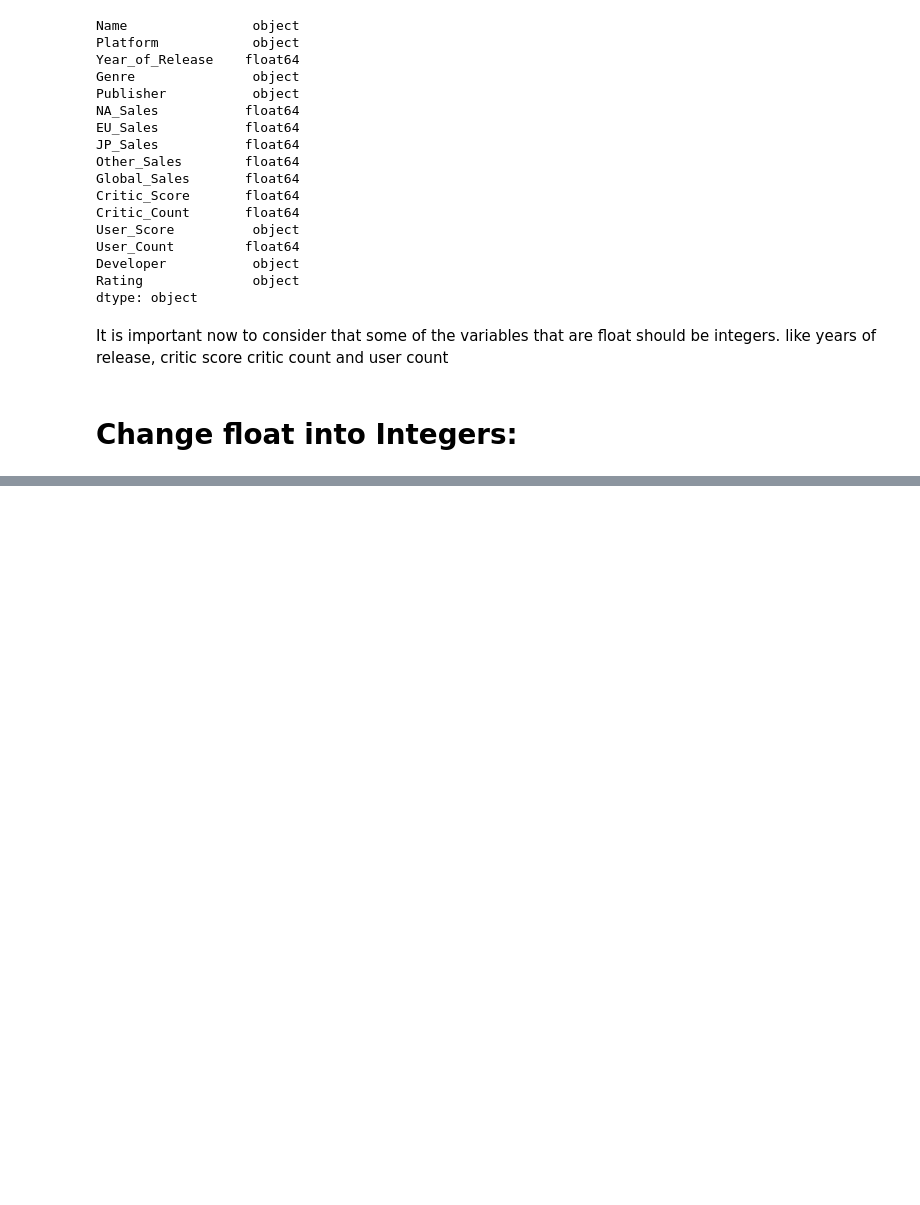
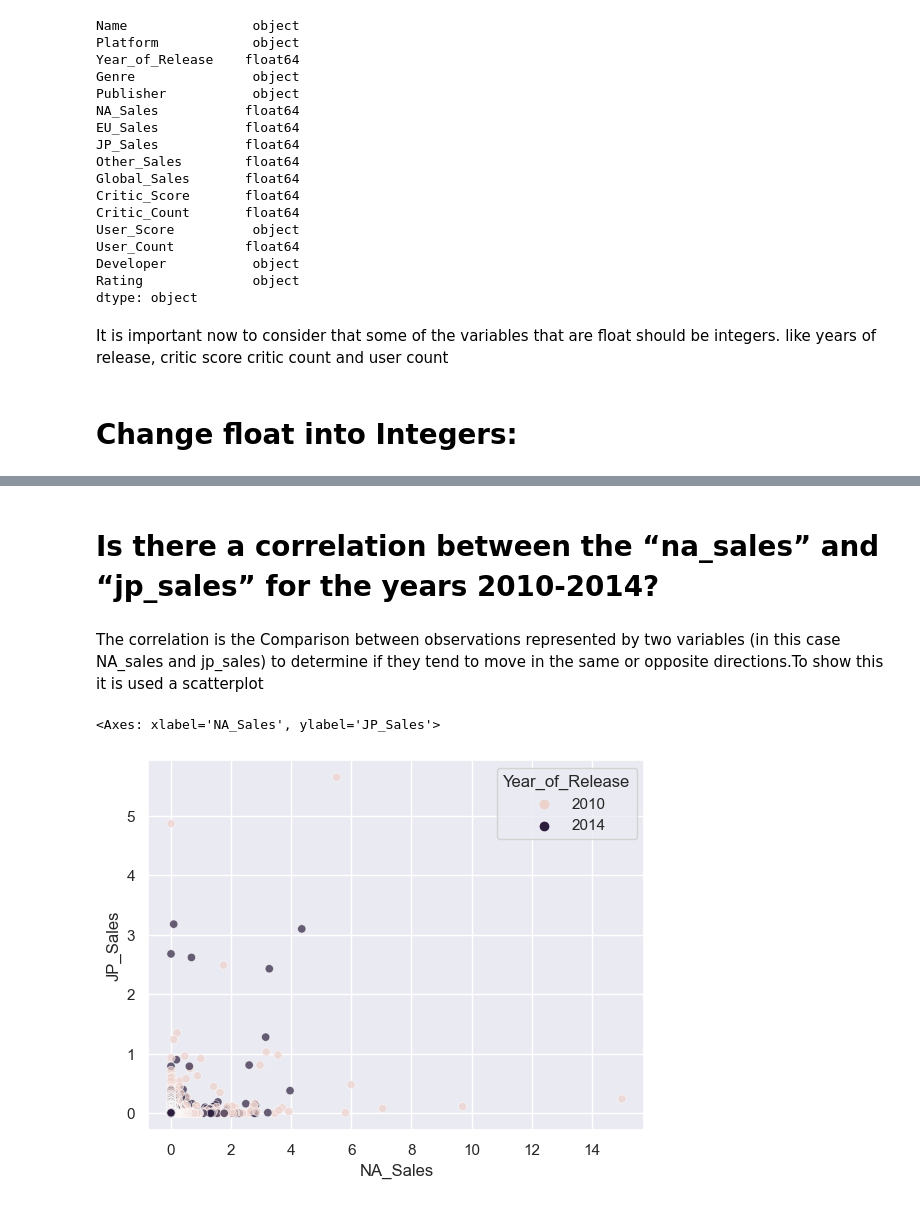
Before and after one commit to Sba23037/CristinaPriolo_DVizHDip_CA1, a Jupyter notebook: CristinaPriolo_DVizHDip_CA1.ipynb, the cells around one changed output, grey strips where cells are left out. Cells and saved outputs as stored; diff of their text form; code cells hidden in the pictures; blank space fills up the shorter version.

```diff
--- a/CristinaPriolo_DVizHDip_CA1.ipynb
+++ b/CristinaPriolo_DVizHDip_CA1.ipynb
@@ -274,0 +324,12 @@ df['User_Count'] = df['User_Count'].apply(np.int64)
+# %% [markdown]
+# Is there a correlation between the “na_sales” and “jp_sales” for the years 2010-2014?
+# %% [markdown]
+The correlation is the Comparison between observations represented by two variables (in this case NA_sales and jp_sales) to determine if they tend to move in the same or opposite directions.To show this it is used a scatterplot
+# %%
+Specific_Years = [2010, 2014]
+df_years = df[df['Year_of_Release'].isin(Specific_Years)]
+
+sns.scatterplot(data=df_years, x='NA_Sales', y='JP_Sales', alpha=0.7, hue='Year_of_Release')
+# %% [output]
+<Axes: xlabel='NA_Sales', ylabel='JP_Sales'>
+[figure, added]
```
Also changed, not shown: parts of 12 cells of this notebook.
